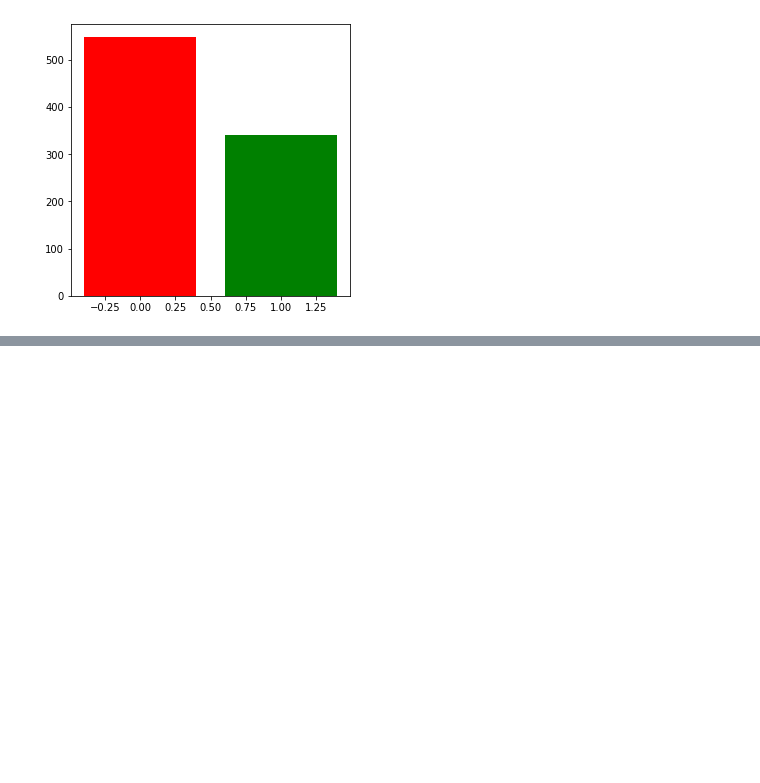
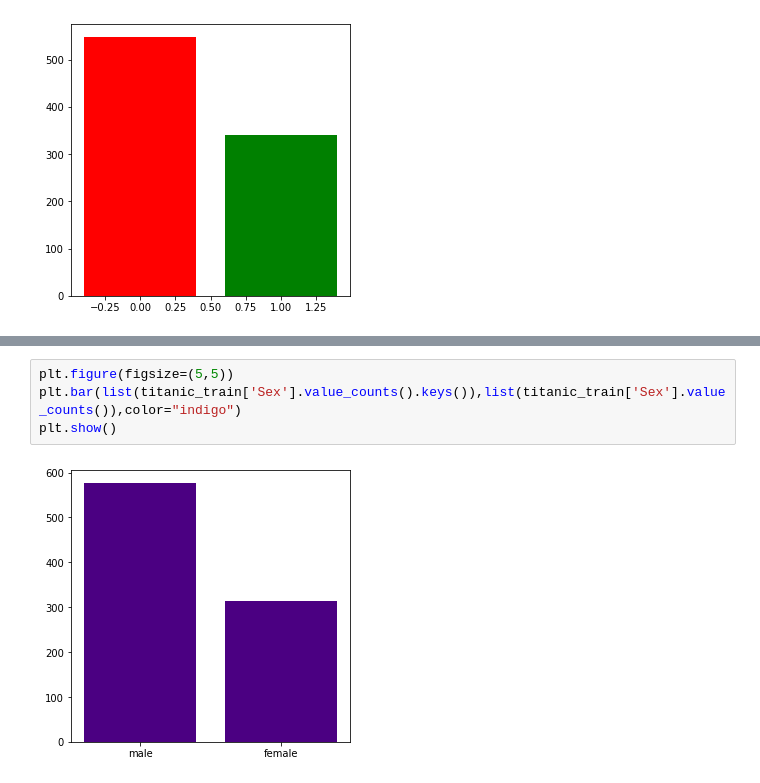
Before and after one commit to prajwal-006/Kaggle--Titanic-Competition, a Jupyter notebook: Kaggle_Titanic_Competition.ipynb, the cells around one changed output, grey strips where cells are left out. Cells and saved outputs as stored; diff of their text form; blank space fills up the shorter version.

```diff
--- a/Kaggle_Titanic_Competition.ipynb
+++ b/Kaggle_Titanic_Competition.ipynb
@@ -48,0 +68,6 @@ plt.show()
+# %%
+plt.figure(figsize=(5,5))
+plt.bar(list(titanic_train['Sex'].value_counts().keys()),list(titanic_train['Sex'].value_counts()),color="indigo")
+plt.show()
+# %% [output]
+[figure, added]
```
Also changed, not shown: parts of 21 cells of this notebook.
